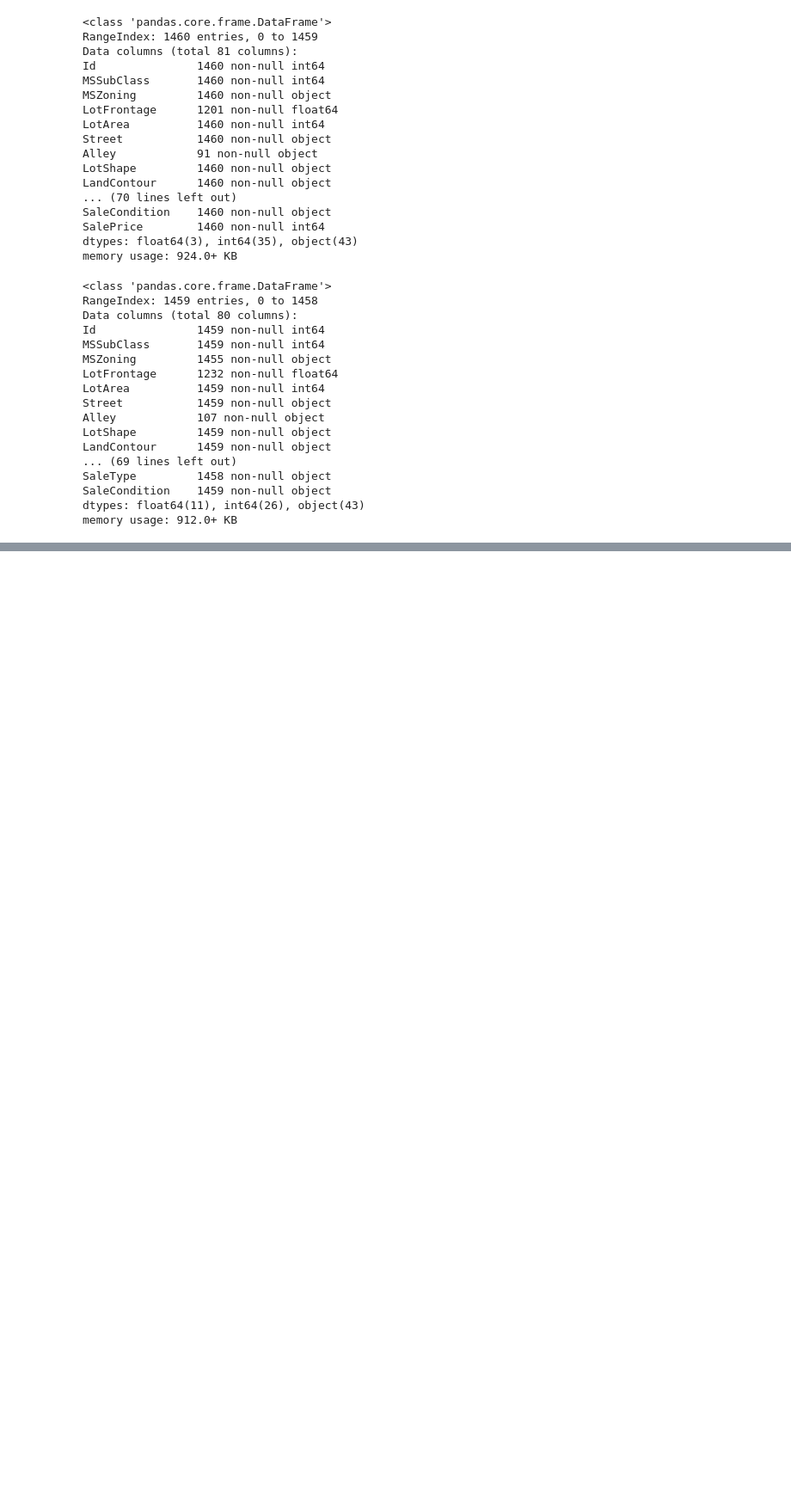
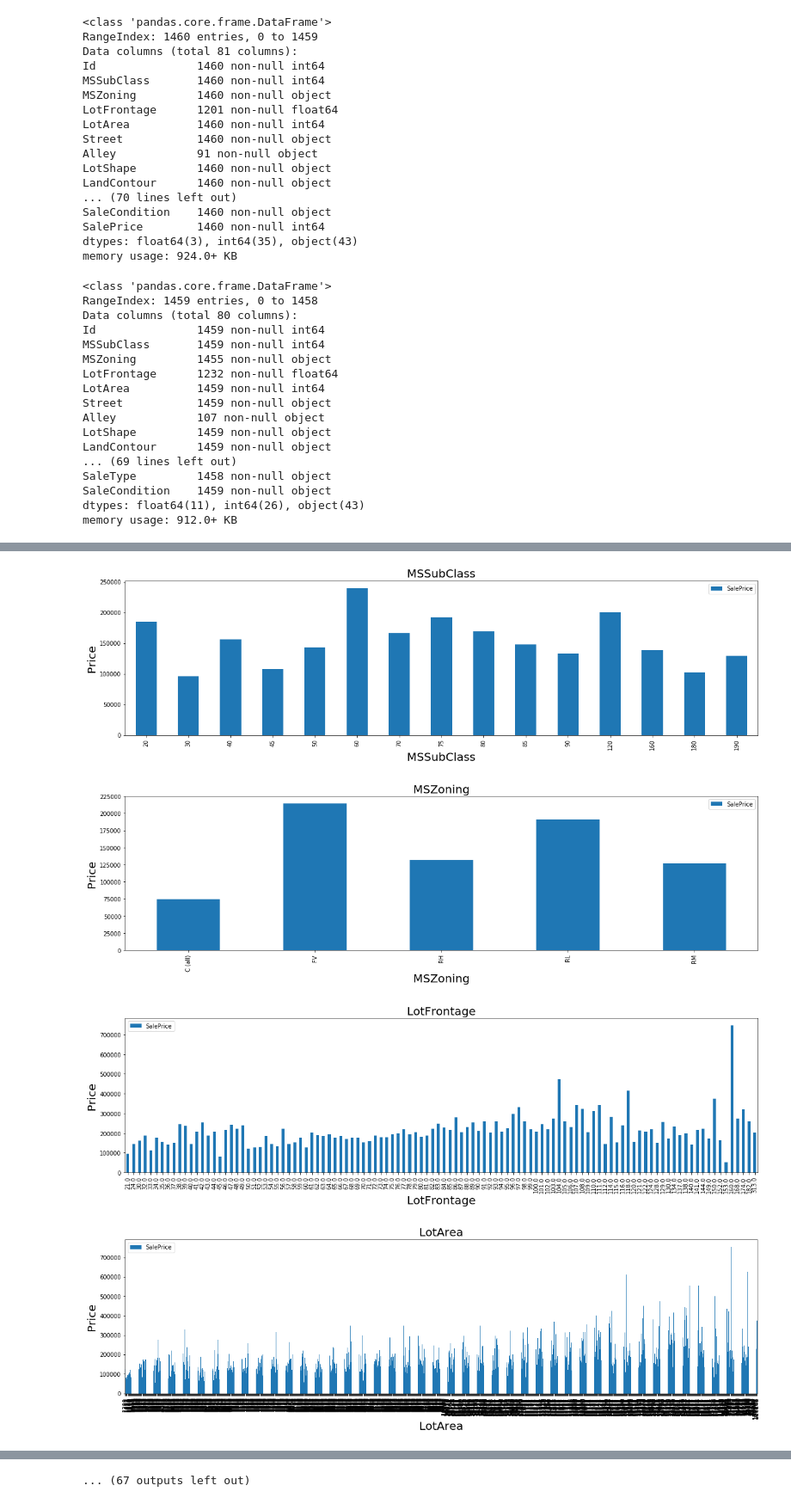
Before and after one commit to gjustin40/Kaggle, a Jupyter notebook: House-Prices/House_prices.ipynb, the cells around one changed output, grey strips where cells are left out. Shown at 86% size. Cells and saved outputs as stored; diff of their text form; code cells hidden in the pictures; blank space fills up the shorter version.

```diff
--- a/House-Prices/House_prices.ipynb
+++ b/House-Prices/House_prices.ipynb
@@ -96,0 +149,14 @@ memory usage: 912.0+ KB
+# %%
+def chart_bar(feature):
+    ax = train[[feature, 'SalePrice']].groupby(feature).mean().plot(kind = 'bar', figsize = (20,5), title = feature)
+    ax.title.set_size(20)
+    ax.set_xlabel(feature, fontsize = 20)
+    ax.set_ylabel('Price', fontsize = 20)
+# %%
+for i in range(len(train.columns) - 2):
+    chart_bar(train.columns[i + 1])
+# %% [output]
+[figure, added]
+[figure, added]
+[figure, added]
+[figure, added]
@@ -96,0 +171 @@ memory usage: 912.0+ KB
+... (67 outputs left out)
```
Also changed, not shown: parts of 22 cells of this notebook.
